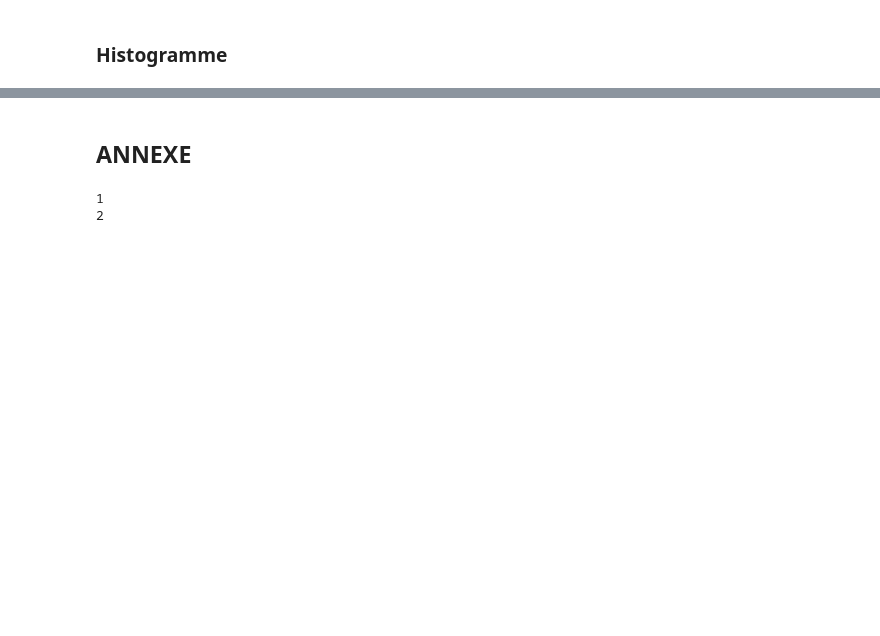
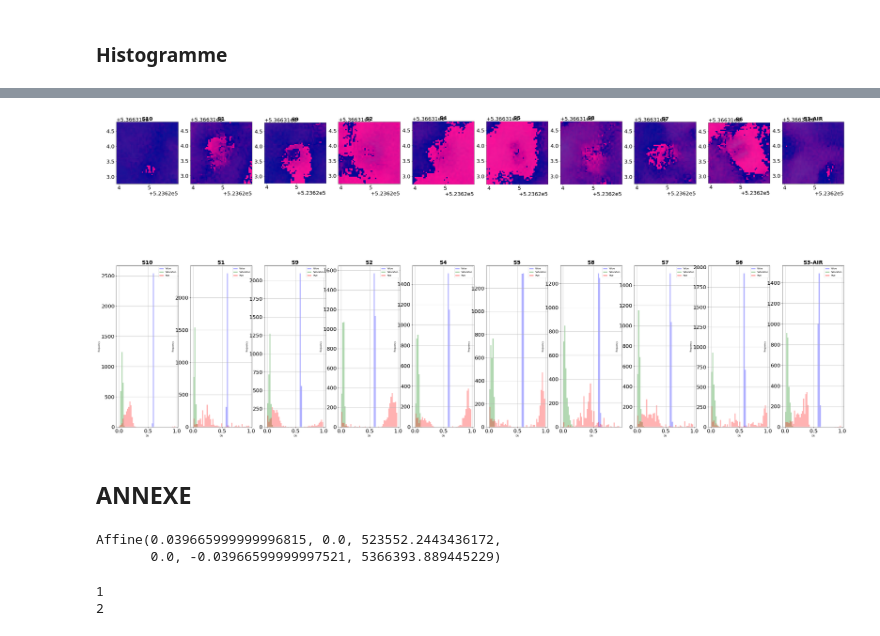
Before and after one commit to a-ayari03/UAV-PIREN, a Jupyter notebook: Main_AA_lecture_Visible.ipynb, the cells around one changed output, grey strips where cells are left out. Cells and saved outputs as stored; diff of their text form; code cells hidden in the pictures; blank space fills up the shorter version.

```diff
--- a/Main_AA_lecture_Visible.ipynb
+++ b/Main_AA_lecture_Visible.ipynb
@@ -278,5 +346,35 @@ Text(0.5, 1.0, 'Blue')
+# %%
+## Plot d'un echantillon i = IR , k = Sondes
+len_shapes = len(requested_shapes)
+
+SMALL_SIZE = 8
+MEDIUM_SIZE = 15
+BIGGER_SIZE = 20
+
+plt.rc('font', size=SMALL_SIZE)          # controls default text sizes
+plt.rc('axes', titlesize=BIGGER_SIZE)     # fontsize of the axes title !!!
+plt.rc('axes', labelsize=SMALL_SIZE)    # fontsize of the x and y labels
+plt.rc('xtick', labelsize=BIGGER_SIZE)    # fontsize of the tick labels
+plt.rc('ytick', labelsize=BIGGER_SIZE)    # fontsize of the tick labels
+plt.rc('legend', fontsize=SMALL_SIZE)    # legend fontsize
+plt.rc('figure', titlesize=BIGGER_SIZE)  # fontsize of the figure title
+
+fig_IR,(axtemp)=plt.subplots(2,len_shapes,figsize=(50,25))
+
+for k,mask_image in enumerate(ls_mask_image_hsv[0]) :
+    sub =show(mask_image, transform= ls_out_transform[0],
+              ax=axtemp[0,k],title=requested_names[k])#,vmin = lim_min,vmax = lim_max)
+    sub_hist = show_hist(mask_image,bins=50, histtype='stepfilled', lw=0.0, stacked=False,
+                         ax=axtemp[1,k], alpha=0.3, title=requested_names[k],label=["Hue","Saturation","Value"])
+# %% [output]
+[figure, added]
 # %% [markdown]
 ## ANNEXE
+# %%
+Piren_VIS.loc["VIS_transform"][0]
+# %% [output]
+Affine(0.039665999999996815, 0.0, 523552.2443436172,
+       0.0, -0.03966599999997521, 5366393.889445229)
 # %%
 filetif = ['phase1']
 ls_path_tif,filetif = get_tif(filetif)
```
Also changed, not shown: parts of 8 cells of this notebook, 4 other files.
